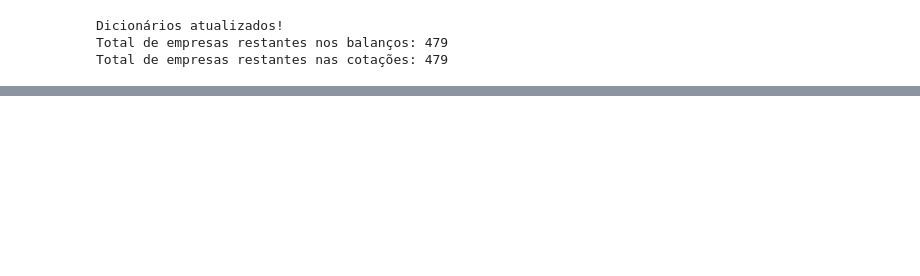
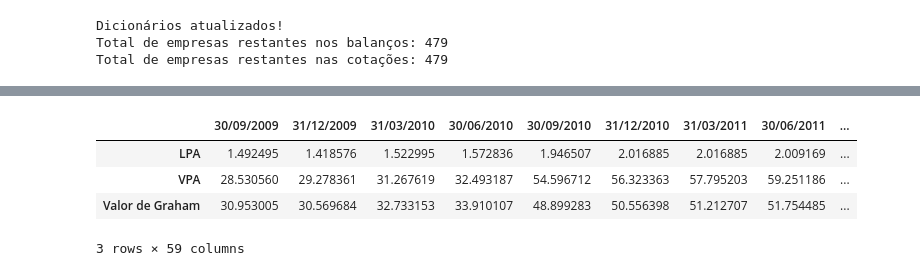
Before and after one commit to Cabral-JV/TCC, a Jupyter notebook: Data_frame/Data.ipynb, the cells around one changed output, grey strips where cells are left out. Saved outputs shown, nothing was run; the diff lists cells and outputs as text; code cells hidden in the pictures; blank space fills up the shorter version.

```diff
--- a/Data_frame/Data.ipynb
+++ b/Data_frame/Data.ipynb
@@ -715,0 +772,8 @@ Total de empresas restantes nas cotações: 479
+# %%
+display(dicionario_de_graham["PETR4"])
+# %% [output]
+|  | 30/09/2009 | 31/12/2009 | 31/03/2010 | 30/06/2010 | 30/09/2010 | 31/12/2010 | 31/03/2011 | 30/06/2011 | ... |
+| LPA | 1.492495 | 1.418576 | 1.522995 | 1.572836 | 1.946507 | 2.016885 | 2.016885 | 2.009169 | ... |
+| VPA | 28.530560 | 29.278361 | 31.267619 | 32.493187 | 54.596712 | 56.323363 | 57.795203 | 59.251186 | ... |
+| Valor de Graham | 30.953005 | 30.569684 | 32.733153 | 33.910107 | 48.899283 | 50.556398 | 51.212707 | 51.754485 | ... |
+3 rows × 59 columns
```
Also changed, not shown: parts of 12 cells of this notebook, 17 other files.
